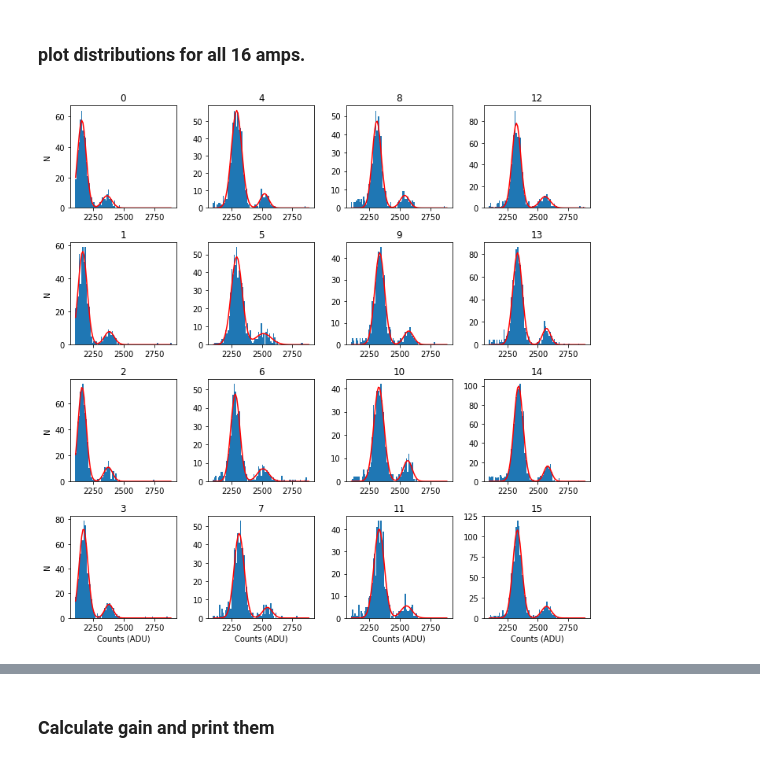
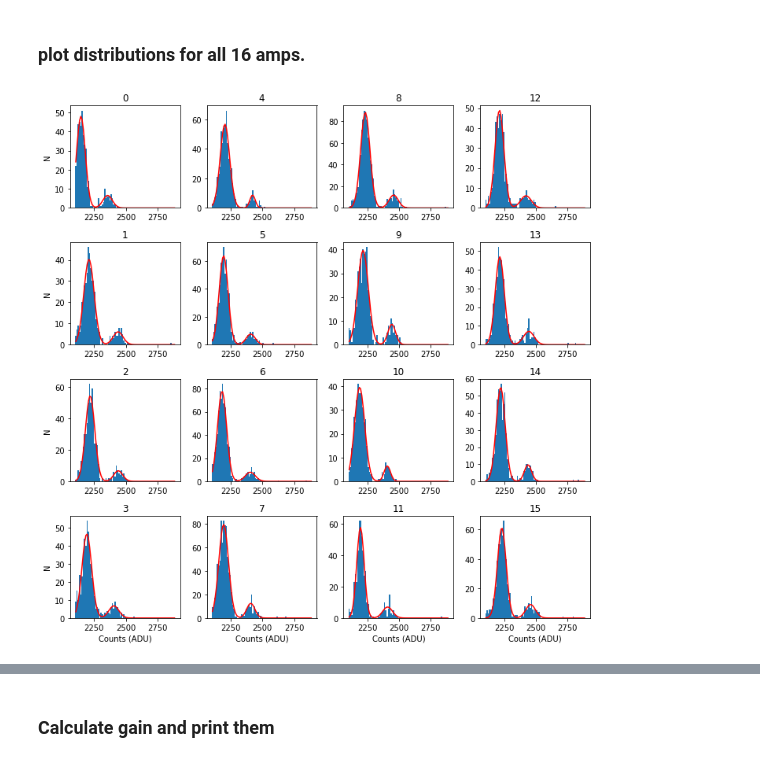
Before and after one commit to lsst/bootcamp-work, a Jupyter notebook: workspace/welcome_to_FE55_draft.ipynb, the cells around one changed output, grey strips where cells are left out. Cells and saved outputs as stored; diff of their text form; code cells hidden in the pictures.

```diff
--- a/workspace/welcome_to_FE55_draft.ipynb
+++ b/workspace/welcome_to_FE55_draft.ipynb
@@ -174,23 +174,23 @@ print(len(amp_names))
 ### plot distributions for all 16 amps.
 # %%
 fig, axs = plt.subplots(4, 4, figsize=(10, 10))
-offset=20
+offset=55
 for i in range(16):
     x = xs[i+offset]
     y = ys[i+offset]
     fit = fits[i+offset]
     indx = i%4
     indy = i//4
     axs[indx][indy].bar(x, y, width=10)
     axs[indx][indy].plot(x, double_gaussian(x, fit[0]), c='r')
     axs[indx][indy].set_title('%d' % i)
     if indx == 3:
         axs[indx][indy].set_xlabel('Counts (ADU)')
     if indy == 0:
         axs[indx][indy].set_ylabel('N')
 fig.tight_layout()
 # %% [output]
-[figure, old version]
+[figure, new version]
 # %%
 print(fits[6])
 # %% [output]
```
Also changed, not shown: parts of 1 cell of this notebook.
